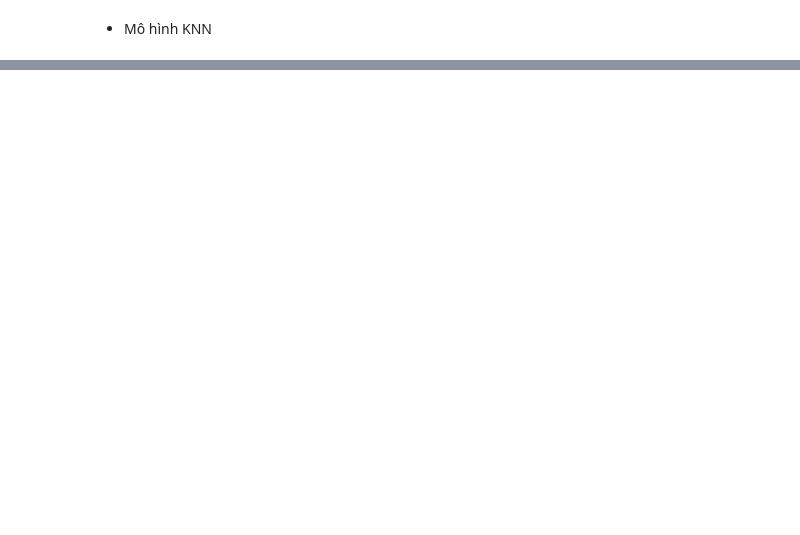
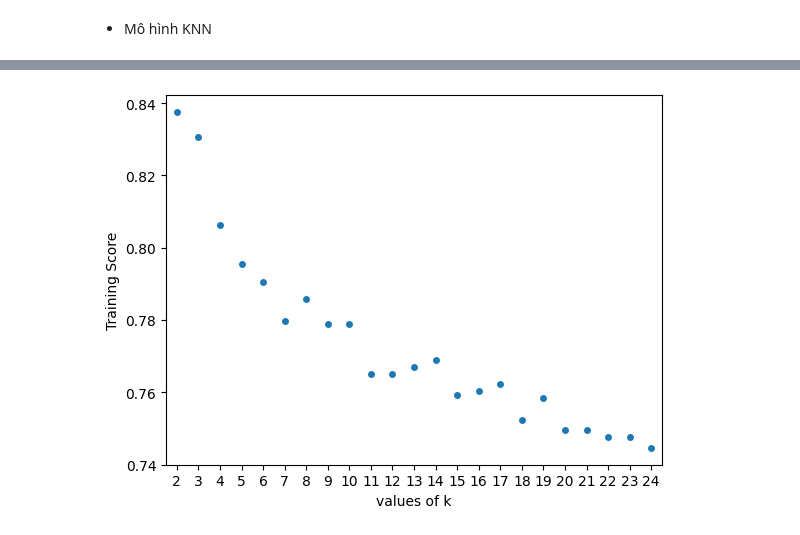
Before and after one commit to nhuyhoan004/Weather-prediction, a Jupyter notebook: Weather_Prediction.ipynb, the cells around one changed output, grey strips where cells are left out. Cells and saved outputs as stored; diff of their text form; code cells hidden in the pictures; blank space fills up the shorter version.

```diff
--- a/Weather_Prediction.ipynb
+++ b/Weather_Prediction.ipynb
@@ -248,0 +269,13 @@ Text(0.5, 1.0, 'Độ chính xác của Random Forest với n_estimators khác n
+# %%
+param_grid = {
+    'n_estimators': range(90,100),
+    'max_features': ['sqrt', 'log2', None],
+    'max_depth': [3, 6, 9],
+    'max_leaf_nodes': [3, 6, 9],
+}
+# %%
+from sklearn.model_selection import GridSearchCV
+grid_search = GridSearchCV(RandomForestClassifier(),
+                           param_grid=param_grid)
+grid_search.fit(x_train, y_train)
+print(grid_search.best_estimator_)
@@ -250,0 +345,7 @@ Text(0.5, 1.0, 'Độ chính xác của Random Forest với n_estimators khác n
+# %%
+ax = sns.stripplot(x=K, y=training);
+ax.set(xlabel ='values of k', ylabel ='Training Score')
+plt.show()
+# function to show plot
+# %% [output]
+[figure, added]
```
Also changed, not shown: parts of 22 cells of this notebook.
